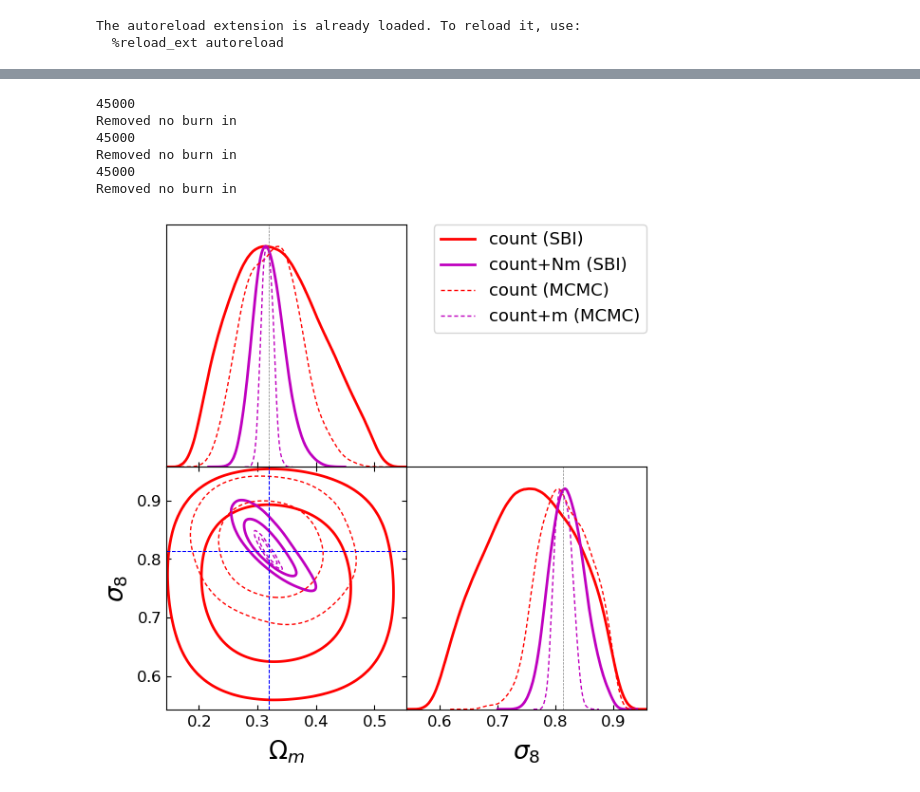
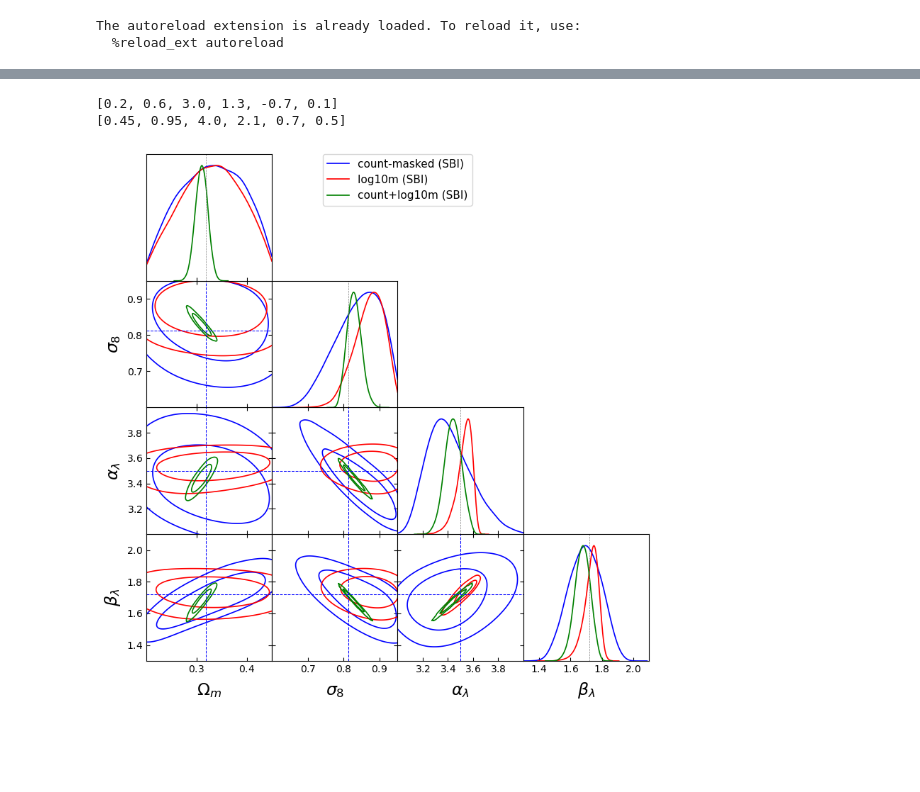
Before and after one commit to calumhrmurray/capish, a Jupyter notebook: validation_capish/6params_impact_theory_sigmaMwl.ipynb, the cells around one changed output, grey strips where cells are left out. Cells and saved outputs as stored; diff of their text form; code cells hidden in the pictures; blank space fills up the shorter version.

```diff
--- a/validation_capish/6params_impact_theory_sigmaMwl.ipynb
+++ b/validation_capish/6params_impact_theory_sigmaMwl.ipynb
@@ -52,57 +98,49 @@ def read_mcmc(file):
     chain = backend.get_chain(discard=0, thin=1, flat=True)
     print(len(chain))
     return chain
-# %%
-n_cut=26000
-path = '../validation_capish_comparison_to_standard_approach/mcmc_chains/chains_{}.h5'
-
-t = read_mcmc(path.format('count_only'))
-N_mcmc = MCSamples(samples=t[n_cut:],names = names,
-                    labels = labels,
-                     settings=settings,
-                     label=r'count (MCMC)')
-
-t = read_mcmc(path.format('mass_only'))
-m_mcmc = MCSamples(samples=t[n_cut:],names = names,
-                    labels = labels,
-                     settings=settings,
-                     label=r'm (MCMC)')
-
-t = read_mcmc(path.format('count_mass'))
-Nm_mcmc = MCSamples(samples=t[n_cut:],names = names,
-                    labels = labels,
-                     settings=settings,
-                     label=r'count+m (MCMC)')
-# %% [output]
-45000
-Removed no burn in
-45000
-Removed no burn in
-45000
-Removed no burn in
+# %%
+params_fid=[0.319,0.813,3.5,1.72,0,0.2]
+minimum = [0.2, 0.6,
+                                                        3.0, 1.3,
+                                                        -0.7, 0.1]
+maximum = [0.45, 0.95,
+                                                        4.0, 2.1,
+                                                        0.7, 0.5]
+# %%
+print(minimum)
+
+print(maximum)
+range_ = {str(i+1): [minimum[i], maximum[i]] for i in range(len(params_fid))}
+#range_ = {'1':[0.2, 0.5], '2':[0.6,0.9], '3':[2.5,4.5], '4':[1, 2.5],'5':[-1,1], '6':[0.1, 0.5], }
+# %% [output]
+[0.2, 0.6, 3.0, 1.3, -0.7, 0.1]
+[0.45, 0.95, 4.0, 2.1, 0.7, 0.5]
 # %%
 params_fid=[0.319,0.813,3.5,1.72,0,0.2]
 #params_fid=[0.319,0.813,3.5,0.8,0.3]
 # %%
 markers={f'{i+1}':params_fid[i] for i in range(len(params_fid))}
 # %%
-g = plots.get_subplot_plotter(subplot_size=3)
+
+g = plots.get_subplot_plotter(subplot_size=2)
 g.settings.lab_fontsize = 20
 g.settings.legend_fontsize = 14
 g.settings.axes_fontsize = 13
 marker_args = {'lw':0.75, 'markersize':0.75, 'ls':'--','color':'b'}
-range_ = {'1':[2.5,4], '2':[-2,2], '3':[1,4], '4':[0.1,1.2],'5':[-1.5,1.5], '6':[-0.5,0.5], }
-g.triangle_plot([N4, N_Nm4, N_mcmc, Nm_mcmc],
+#range_ = {'1':[0.2, 0.5], '2':[0.6,0.9], '3':[2.5,4.5], '4':[1, 2.5],'5':[-1,1], '6':[0.1, 0.5], }
+g.triangle_plot([N_masked, log10m, N_log10m],
                 #[N_Nm_power_law_log10Mwl_no_scatter],
-                filled=[False, False, False,False, False,True],
-                contour_colors = ['r', 'm', 'r', 'm', 'orange', 'c' ],
-                contour_ls=['-','-','--', '--', '-','-',],
-                contour_lws=[2,2,1,1],shaded=False,
+                filled=[False, False, False,],
+                contour_colors = ['b', 'r', 'g', ],
+                contour_ls=['-','-','-',],
+                contour_lws=[1.2,1.2,1.2,1.2],
+                #shaded=[False, False, True],
                 legend_fontsize = 10,
-                params=['1','2'],
+                params=['1','2','3','4'],
                 markers=markers,
+                param_limits = range_,
                 fine_bins = 5,
                 marker_args = marker_args)
-plt.savefig(f'mcmc_SBI.png', dpi = 300)
+plt.savefig(f'mcmc_SBI2.png', dpi = 300)
 # %% [output]
-[figure, old version]
+[figure, new version]
```
Also changed, not shown: parts of 10 cells of this notebook, 17 other files.
